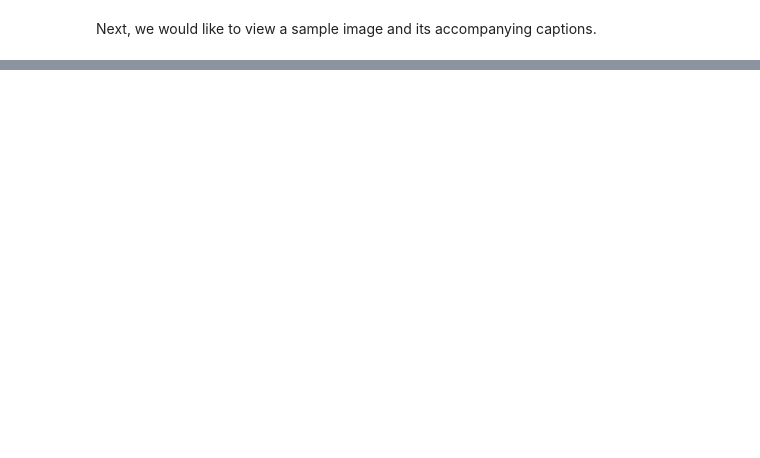
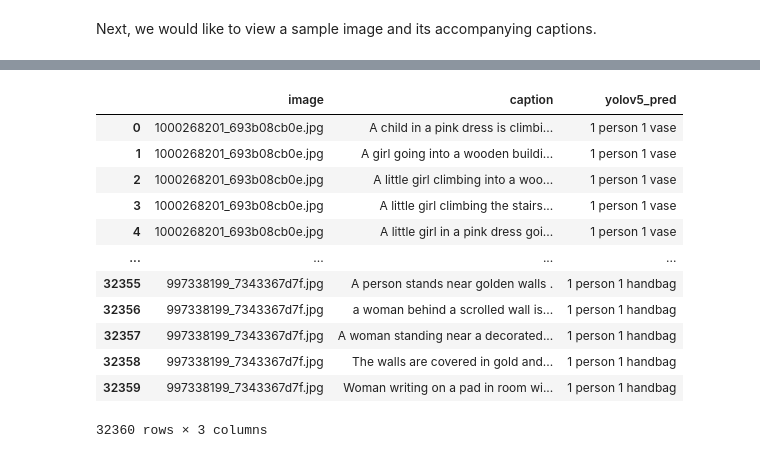
Before and after one commit to edologgerbird/image-caption-generator, a Jupyter notebook: Project_Notebook.ipynb, the cells around one changed output, grey strips where cells are left out. Cells and saved outputs as stored; diff of their text form; code cells hidden in the pictures; blank space fills up the shorter version.

```diff
--- a/Project_Notebook.ipynb
+++ b/Project_Notebook.ipynb
@@ -167,0 +281,3 @@ hi
+# %%
+def generate_yolov5_seed_text(results):
+  return " ".join([f"{v} {k}" for k,v in dict(Counter(results.pandas().xyxy[0]['name'])).items()])
@@ -167,0 +288,27 @@ hi
+# %%
+def yolov5_predict(image_path, convert_to_path = False):
+  if convert_to_path:
+    image_path = f"{drive_path}data/flickr_8k_dataset/Images/{image_path}"
+  result = yolov5_model(image_path)
+  return generate_yolov5_seed_text(result)
+# %%
+image_df = pd.DataFrame(train_image_names).rename(columns={0:"image"})
+# %%
+image_df["yolov5_pred"] = image_df["image"].apply(lambda img: yolov5_predict(img, convert_to_path = True))
+# %%
+train_df = train_captions.merge(image_df, on="image")
+train_df
+# %% [output]
+|  | image | caption | yolov5_pred |
+| 0 | 1000268201_693b08cb0e.jpg | A child in a pink dress is climbi... | 1 person 1 vase |
+| 1 | 1000268201_693b08cb0e.jpg | A girl going into a wooden buildi... | 1 person 1 vase |
+| 2 | 1000268201_693b08cb0e.jpg | A little girl climbing into a woo... | 1 person 1 vase |
+| 3 | 1000268201_693b08cb0e.jpg | A little girl climbing the stairs... | 1 person 1 vase |
+| 4 | 1000268201_693b08cb0e.jpg | A little girl in a pink dress goi... | 1 person 1 vase |
+| ... | ... | ... | ... |
+| 32355 | 997338199_7343367d7f.jpg | A person stands near golden walls . | 1 person 1 handbag |
+| 32356 | 997338199_7343367d7f.jpg | a woman behind a scrolled wall is... | 1 person 1 handbag |
+| 32357 | 997338199_7343367d7f.jpg | A woman standing near a decorated... | 1 person 1 handbag |
+| 32358 | 997338199_7343367d7f.jpg | The walls are covered in gold and... | 1 person 1 handbag |
+| 32359 | 997338199_7343367d7f.jpg | Woman writing on a pad in room wi... | 1 person 1 handbag |
+32360 rows × 3 columns
```
Also changed, not shown: parts of 21 cells of this notebook.
